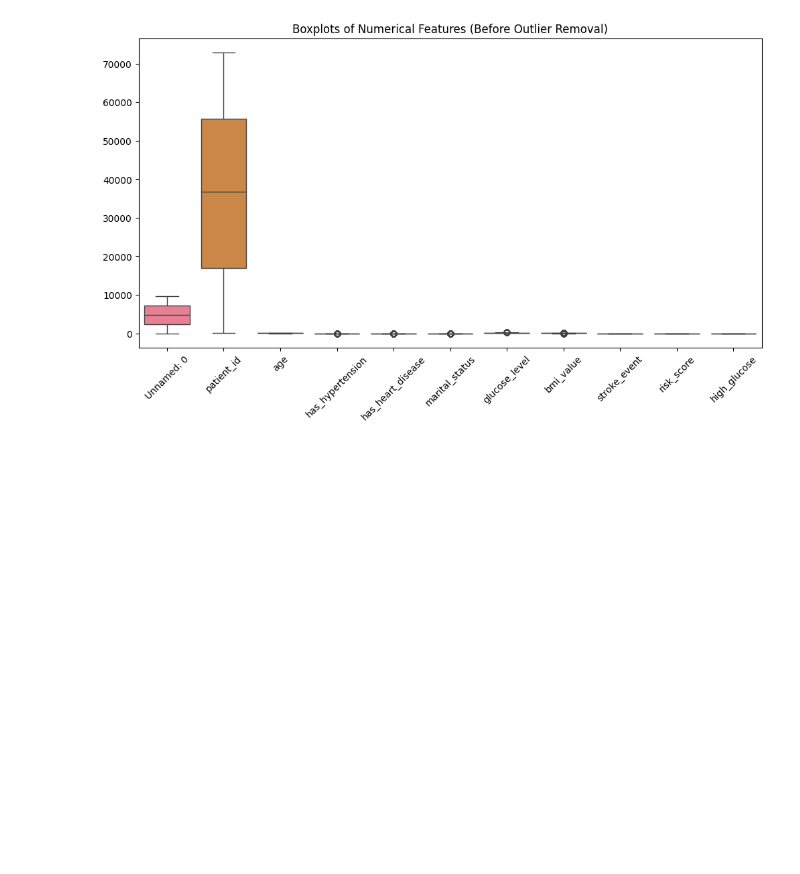
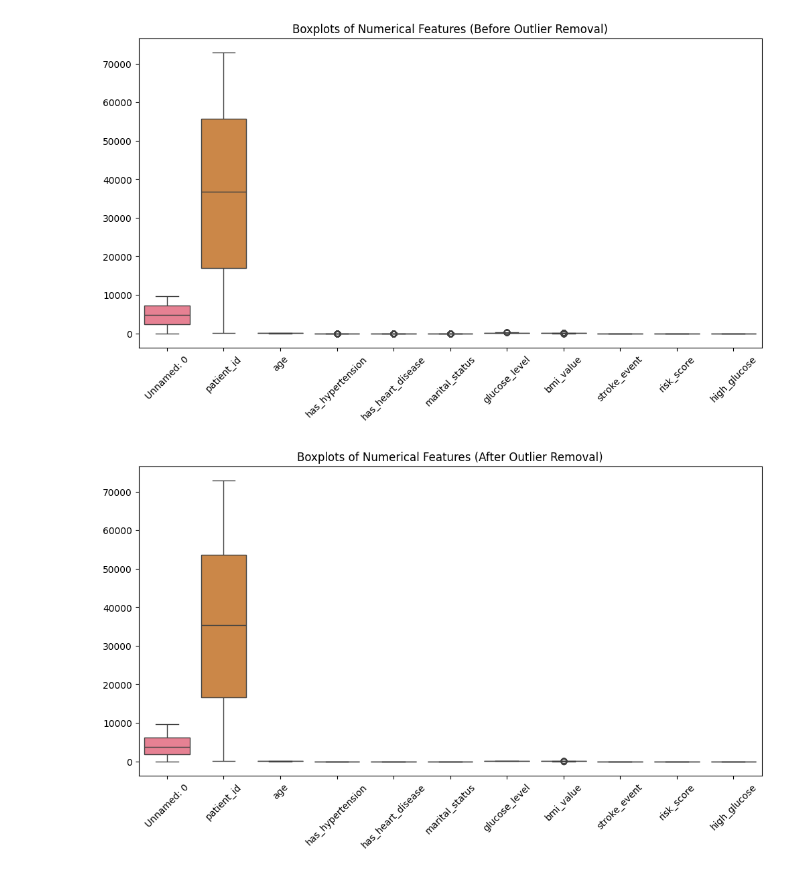
Before and after one commit to Savindi2002/Health-care-analysis, a Jupyter notebook: analysis.ipynb, the cells around one changed output. Drawn from its saved outputs; the diff is of its cells as text; code cells hidden in the pictures; blank space fills up the shorter version.

Commit message:
after remove outliers

```diff
--- a/analysis.ipynb
+++ b/analysis.ipynb
@@ -164,3 +164,19 @@ def remove_outliers(df, columns):
     return df_clean
 
 df_clean = remove_outliers(df, num_cols)
+# %%
+import matplotlib.pyplot as plt
+import seaborn as sns
+
+num_cols = df_clean.select_dtypes(include='number').columns
+
+plt.figure(figsize=(12, 6))
+
+sns.boxplot(data=df_clean[num_cols])
+
+plt.title("Boxplots of Numerical Features (After Outlier Removal)")
+plt.xticks(rotation=45)
+
+plt.show()
+# %% [output]
+[figure, added]
```
